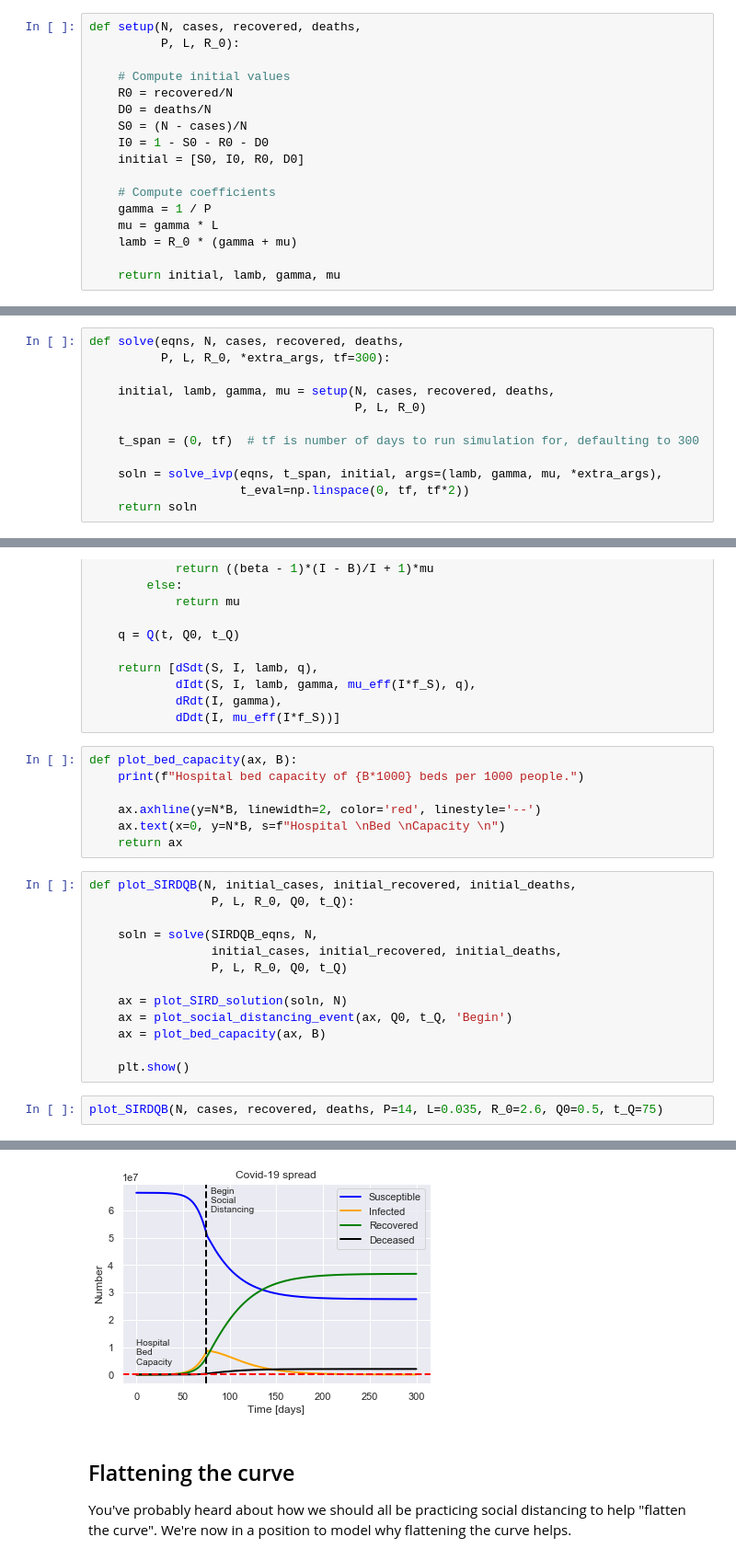
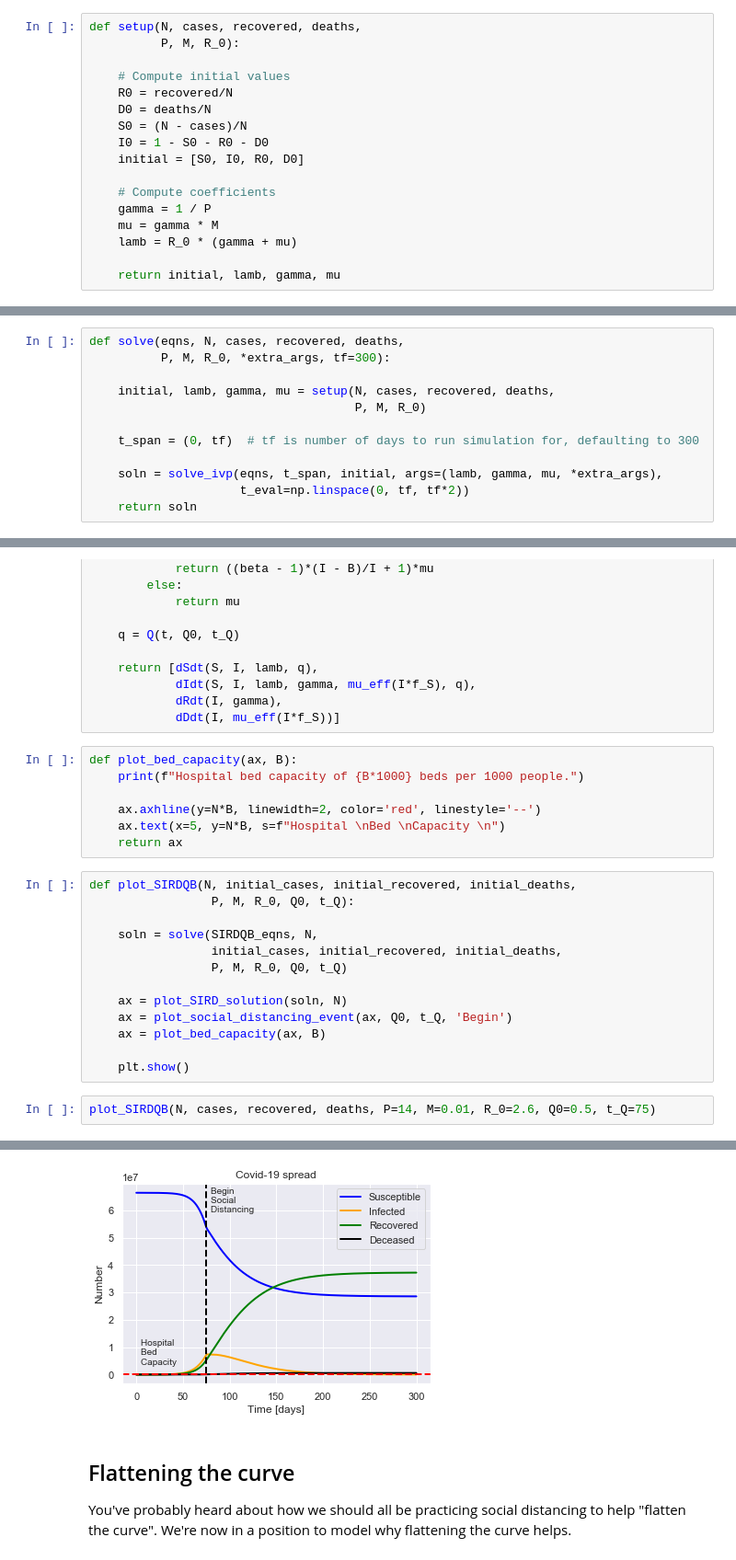
Before and after one commit to TomNicholas/coronavirus, a Jupyter notebook: covid-19_model.ipynb, the cells around one changed output, grey strips where cells are left out. Shown at 92% size. Cells and saved outputs as stored; diff of their text form.

```diff
--- a/covid-19_model.ipynb
+++ b/covid-19_model.ipynb
@@ -119,7 +123,7 @@ def SIRD_eqns(t, y, lamb, gamma, mu):
 set up the initial conditions and coefficients
 # %%
 def setup(N, cases, recovered, deaths,
-          P, L, R_0):
+          P, M, R_0):
 
     # Compute initial values
     R0 = recovered/N
@@ -130,7 +134,7 @@ def setup(N, cases, recovered, deaths,
 
     # Compute coefficients
     gamma = 1 / P
-    mu = gamma * L
+    mu = gamma * M
     lamb = R_0 * (gamma + mu)
 
     return initial, lamb, gamma, mu
@@ -138,10 +142,10 @@ def setup(N, cases, recovered, deaths,
 and now solve them
 # %%
 def solve(eqns, N, cases, recovered, deaths,
-          P, L, R_0, *extra_args, tf=300):
+          P, M, R_0, *extra_args, tf=300):
 
     initial, lamb, gamma, mu = setup(N, cases, recovered, deaths,
-                                     P, L, R_0)
+                                     P, M, R_0)
 
     t_span = (0, tf)  # tf is number of days to run simulation for, defaulting to 300
 
@@ -435,15 +438,15 @@ def plot_bed_capacity(ax, B):
     print(f"Hospital bed capacity of {B*1000} beds per 1000 people.")
 
     ax.axhline(y=N*B, linewidth=2, color='red', linestyle='--')
-    ax.text(x=0, y=N*B, s=f"Hospital \nBed \nCapacity \n")
+    ax.text(x=5, y=N*B, s=f"Hospital \nBed \nCapacity \n")
     return ax
 # %%
 def plot_SIRDQB(N, initial_cases, initial_recovered, initial_deaths,
-                 P, L, R_0, Q0, t_Q):
+                 P, M, R_0, Q0, t_Q):
 
     soln = solve(SIRDQB_eqns, N,
                  initial_cases, initial_recovered, initial_deaths,
-                 P, L, R_0, Q0, t_Q)
+                 P, M, R_0, Q0, t_Q)
 
     ax = plot_SIRD_solution(soln, N)
     ax = plot_social_distancing_event(ax, Q0, t_Q, 'Begin')
@@ -451,6 +454,6 @@ def plot_SIRDQB(N, initial_cases, initial_recovered, initial_deaths,
 
     plt.show()
 # %%
-plot_SIRDQB(N, cases, recovered, deaths, P=14, L=0.035, R_0=2.6, Q0=0.5, t_Q=75)
+plot_SIRDQB(N, cases, recovered, deaths, P=14, M=0.01, R_0=2.6, Q0=0.5, t_Q=75)
 # %% [output]
 For a population of 66440000 people, after 300 days there were:
@@ -461,6 +464,6 @@ After 300 days the virus was present in less than 10780 individuals.
 Begin social distancing of effectiveness 0.5 on day 75.
 Hospital bed capacity of 2.4 beds per 1000 people.
-[figure, old version]
+[figure, new version]
 # %% [markdown]
 ## Flattening the curve
 
```
Also changed, not shown: parts of 40 cells of this notebook.
